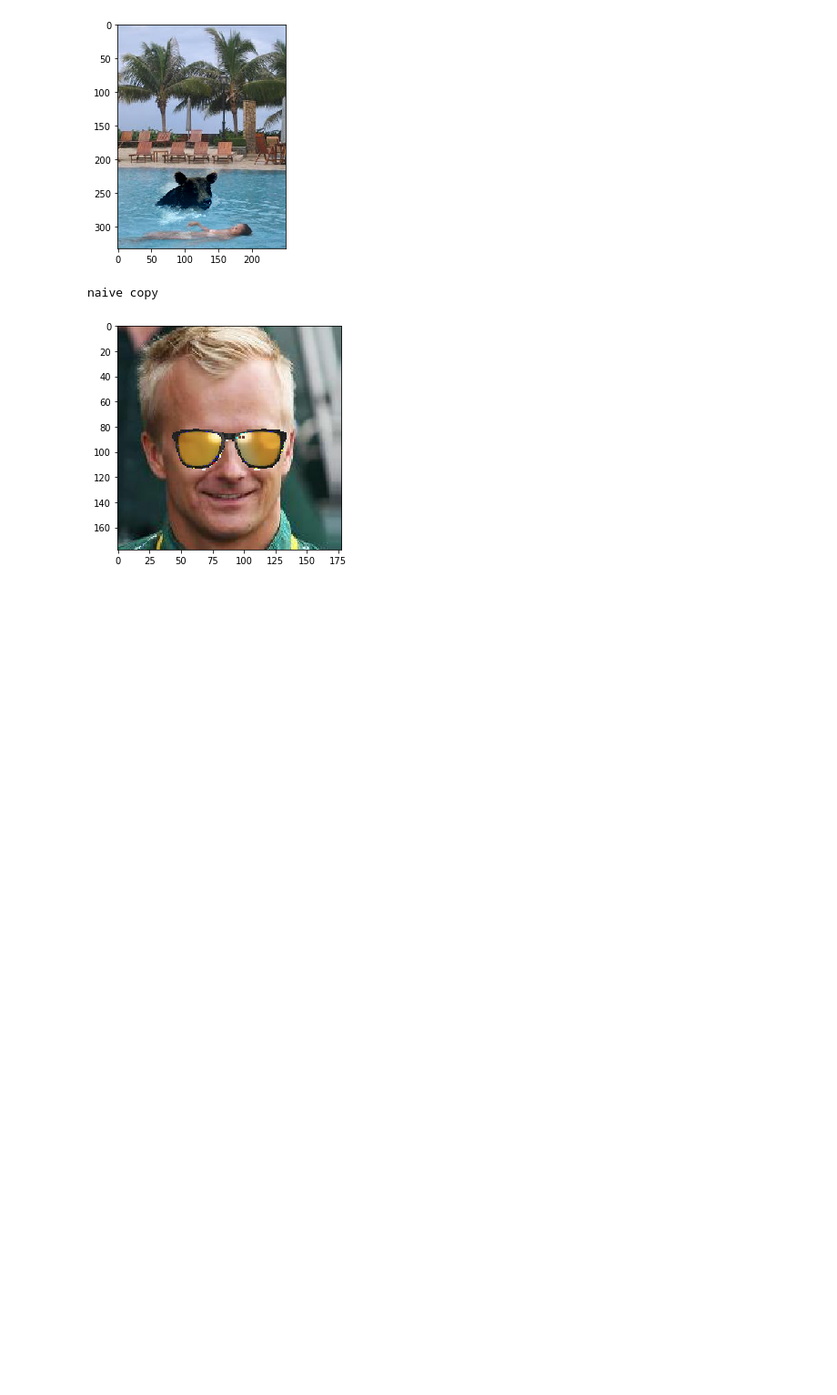
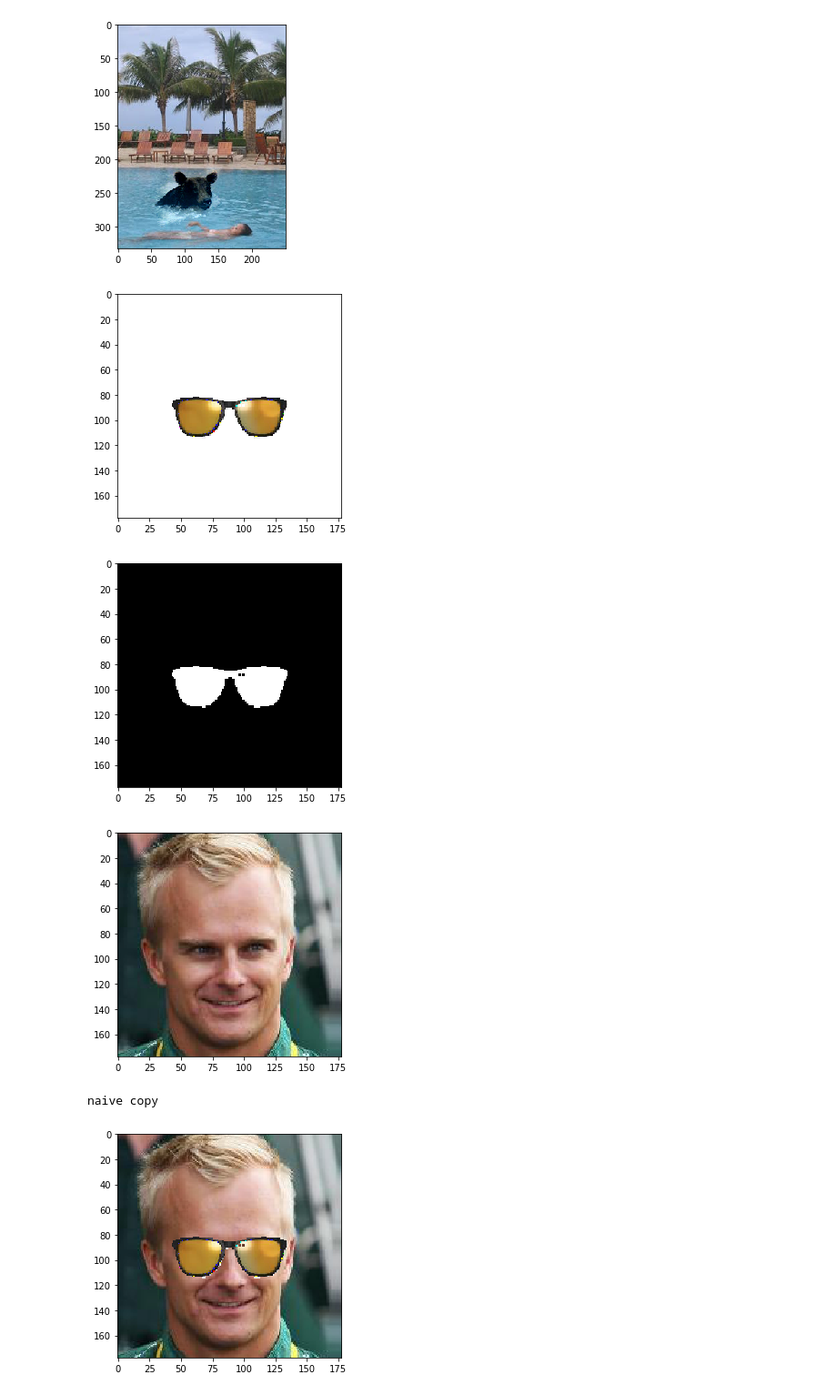
Before and after one commit to FrancisYu2020/543_project, a Jupyter notebook: possion_blend/possion_blend.ipynb, the cells around one changed output. Shown at 91% size. Saved outputs shown, nothing was run; the diff lists cells and outputs as text; code cells hidden in the pictures; blank space fills up the shorter version.

```diff
--- a/possion_blend/possion_blend.ipynb
+++ b/possion_blend/possion_blend.ipynb
@@ -270,33 +270,44 @@ def naive_copy(src, mask, dst):
     for i,j in zip(region[0], region[1]):
         ret[i,j] = src[i,j]
     return ret
 
 # try face_sunglasses dataset:
 paired_path = './face_sunglasses/paired/images/'
 mask_path = './face_sunglasses/unpaired/masks/'
 idx = 10
 
 # load imgs
 paired_img = imread(os.path.join(paired_path,f'{idx}.png'))
 mask_img = imread_bw(os.path.join(mask_path,f'{idx}.png'))
 src, mask, dst = load_face_sunglasses(paired_img, mask_img)
 
+# show inputs
+imshow(src)
+plt.show()
+imshow(mask)
+plt.show()
+imshow(dst)
+plt.show()
+
 # naive copy
 output_naive = naive_copy(src,mask,dst)
 print('naive copy')
 imshow(output_naive)
 plt.show()
 
 print('possion blend with mixing gradient')
 output = possion_blend(src, mask, dst, mixing_grad = True, ratio = 0.5)
 output = np.clip(output,0.0,1.0)
 
 output = output*255
 output = output.astype(np.uint8)
 
 imshow(output)
 plt.show()
 # %% [output]
+[figure, new version]
+[figure, new version]
+[figure, added]
 naive copy
-[figure, old version]
+[figure, added]
 possion blend with mixing gradient
```
Also changed, not shown: parts of 4 cells of this notebook.
